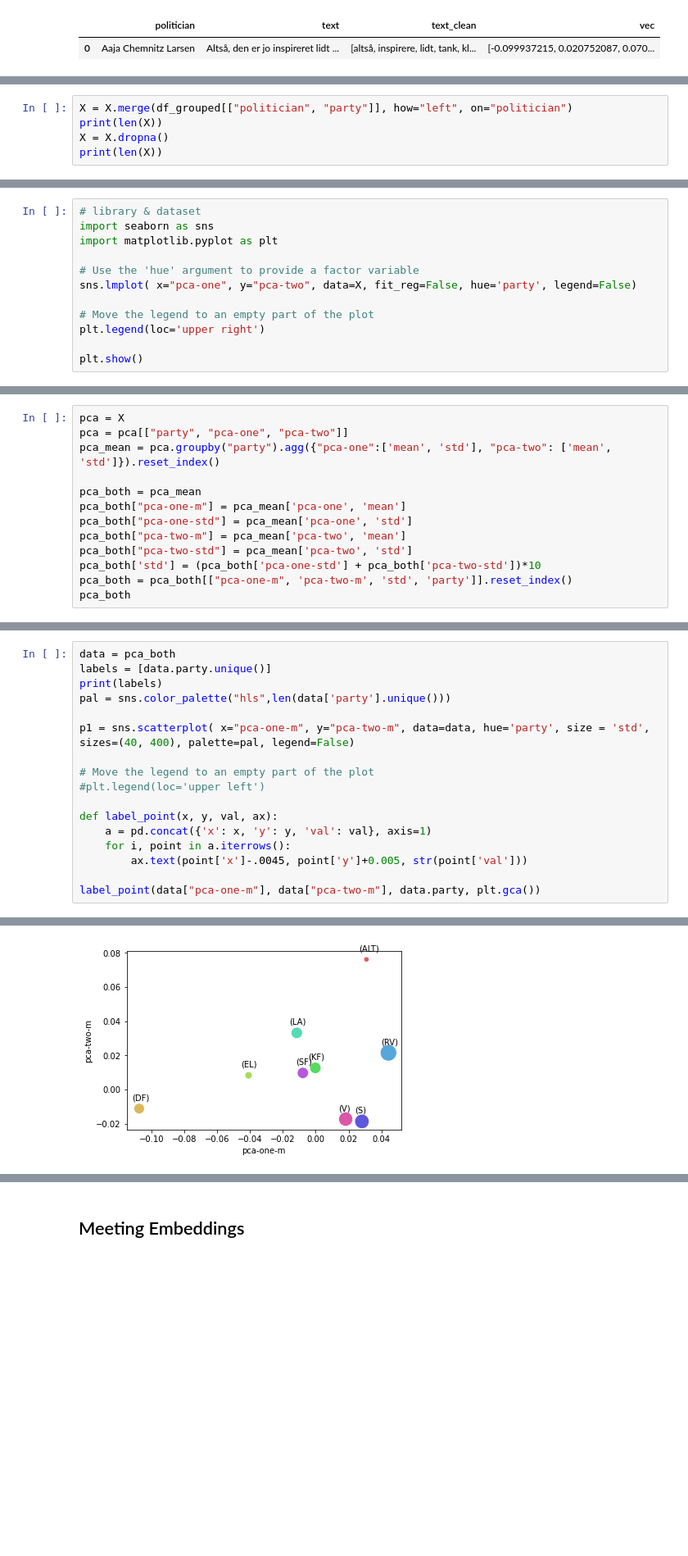
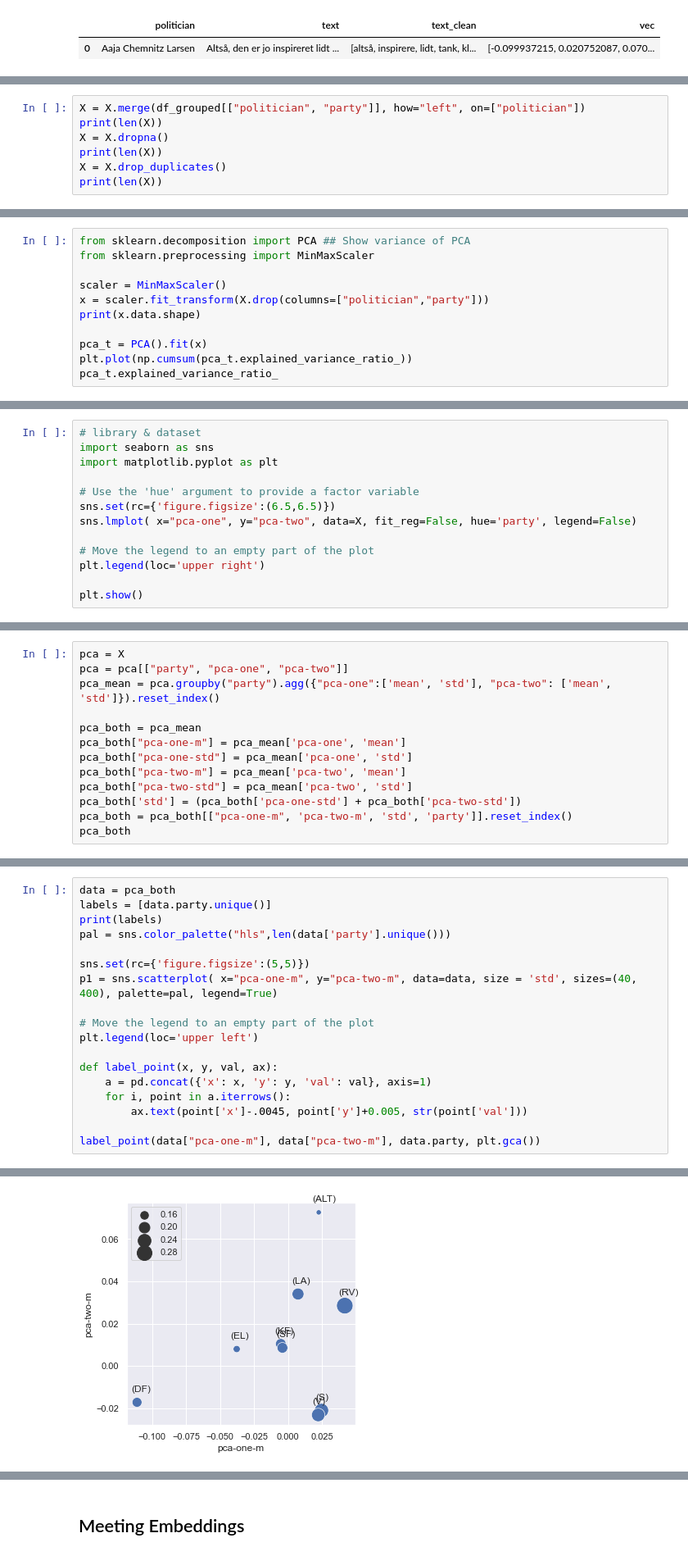
Before and after one commit to jonahank/Vote-Prediction-Model, a Jupyter notebook: data_analysis/embeddings/embedding_cluster.ipynb, the cells around one changed output, grey strips where cells are left out. Shown at 82% size. Saved outputs shown, nothing was run; the diff lists cells and outputs as text; blank space fills up the shorter version.

Commit message:
prettier plots

```diff
--- a/data_analysis/embeddings/embedding_cluster.ipynb
+++ b/data_analysis/embeddings/embedding_cluster.ipynb
@@ -148,8 +163,10 @@ X.head(1)
 # %%
-X = X.merge(df_grouped[["politician", "party"]], how="left", on="politician")
+X = X.merge(df_grouped[["politician", "party"]], how="left", on=["politician"])
 print(len(X))
 X = X.dropna()
 print(len(X))
+X = X.drop_duplicates()
+print(len(X))
 # %% [output]
 549
 531
@@ -155,0 +174,11 @@ print(len(X))
+# %%
+from sklearn.decomposition import PCA ## Show variance of PCA
+from sklearn.preprocessing import MinMaxScaler
+
+scaler = MinMaxScaler()
+x = scaler.fit_transform(X.drop(columns=["politician","party"]))
+print(x.data.shape)
+
+pca_t = PCA().fit(x)
+plt.plot(np.cumsum(pca_t.explained_variance_ratio_))
+pca_t.explained_variance_ratio_
@@ -207,6 +256,7 @@ import seaborn as sns
 import matplotlib.pyplot as plt
 
 # Use the 'hue' argument to provide a factor variable
+sns.set(rc={'figure.figsize':(6.5,6.5)})
 sns.lmplot( x="pca-one", y="pca-two", data=X, fit_reg=False, hue='party', legend=False)
 
 # Move the legend to an empty part of the plot
@@ -225,7 +275,7 @@ pca_both["pca-one-m"] = pca_mean['pca-one', 'mean']
 pca_both["pca-one-std"] = pca_mean['pca-one', 'std']
 pca_both["pca-two-m"] = pca_mean['pca-two', 'mean']
 pca_both["pca-two-std"] = pca_mean['pca-two', 'std']
-pca_both['std'] = (pca_both['pca-one-std'] + pca_both['pca-two-std'])*10
+pca_both['std'] = (pca_both['pca-one-std'] + pca_both['pca-two-std'])
 pca_both = pca_both[["pca-one-m", 'pca-two-m', 'std', 'party']].reset_index()
 pca_both
 # %% [output]
@@ -243,24 +293,25 @@ pca_both
 # %%
 data = pca_both
 labels = [data.party.unique()]
 print(labels)
 pal = sns.color_palette("hls",len(data['party'].unique()))
 
-p1 = sns.scatterplot( x="pca-one-m", y="pca-two-m", data=data, hue='party', size = 'std', sizes=(40, 400), palette=pal, legend=False)
+sns.set(rc={'figure.figsize':(5,5)})
+p1 = sns.scatterplot( x="pca-one-m", y="pca-two-m", data=data, size = 'std', sizes=(40, 400), palette=pal, legend=True)
 
 # Move the legend to an empty part of the plot
-#plt.legend(loc='upper left')
+plt.legend(loc='upper left')
 
 def label_point(x, y, val, ax):
     a = pd.concat({'x': x, 'y': y, 'val': val}, axis=1)
     for i, point in a.iterrows():
         ax.text(point['x']-.0045, point['y']+0.005, str(point['val']))
 
 label_point(data["pca-one-m"], data["pca-two-m"], data.party, plt.gca())
 # %% [output]
 [array(['(ALT)', '(DF)', '(EL)', '(KF)', '(LA)', '(RV)', '(S)', '(SF)',
        '(V)'], dtype=object)]
-[figure, old version]
+[figure, new version]
 # %%
 # library & dataset
 import seaborn as sns
```
Also changed, not shown: parts of 10 cells of this notebook.
